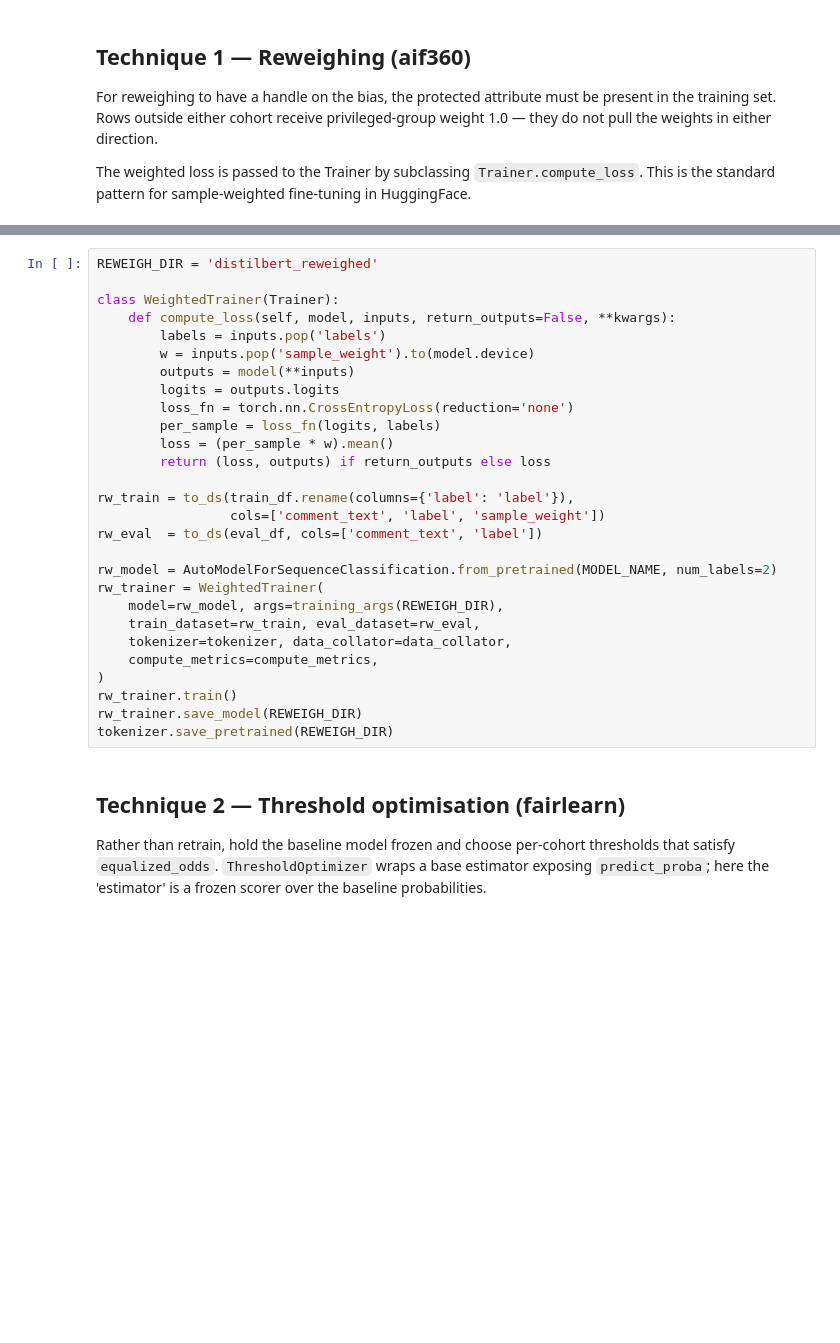
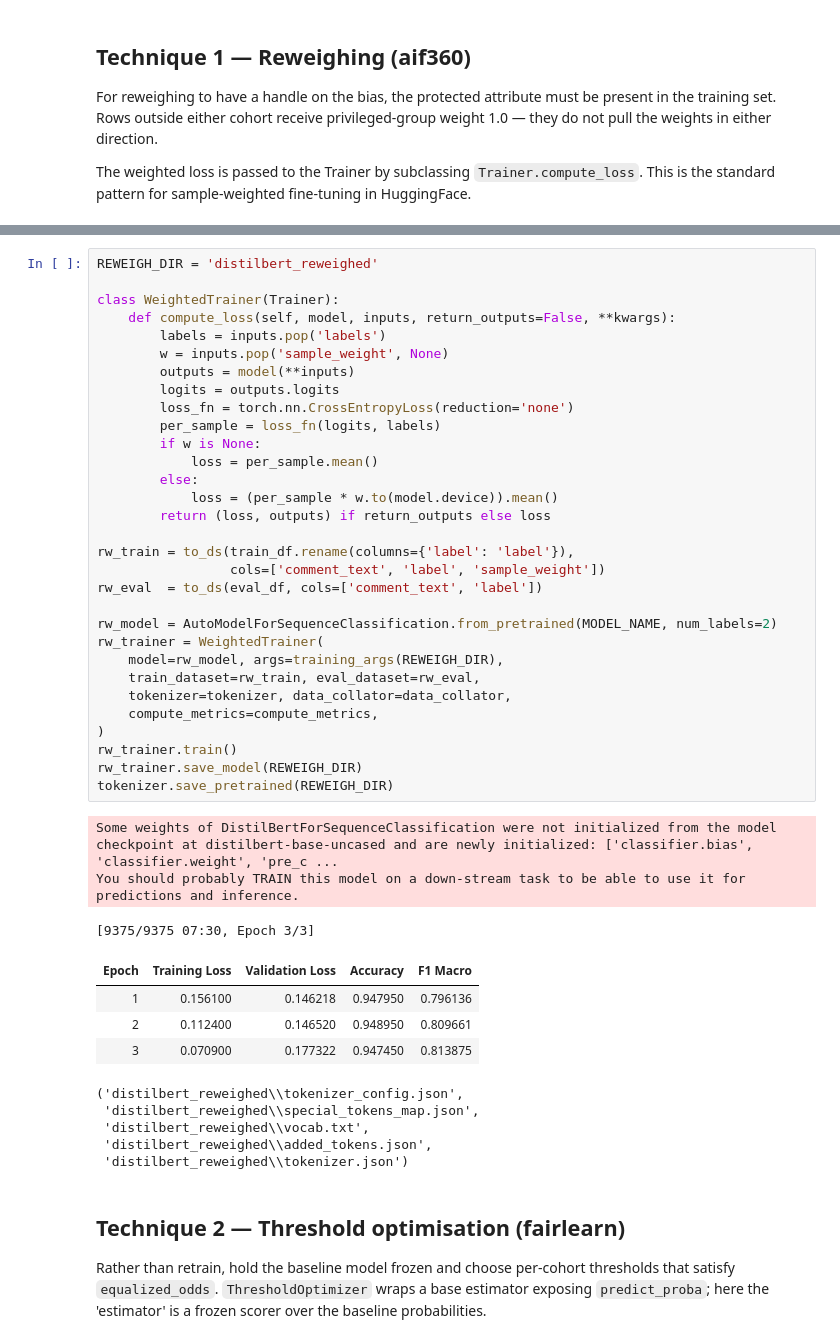
Before and after one commit to abdullahmaz/responsible-ai-assignment-2, a Jupyter notebook: part4.ipynb, the cells around one changed output, grey strips where cells are left out. Cells and saved outputs as stored; diff of their text form; blank space fills up the shorter version.

```diff
--- a/part4.ipynb
+++ b/part4.ipynb
@@ -130,31 +151,47 @@ pd.Series(weights).describe().round(3)
 # %%
 REWEIGH_DIR = 'distilbert_reweighed'
 
 class WeightedTrainer(Trainer):
     def compute_loss(self, model, inputs, return_outputs=False, **kwargs):
         labels = inputs.pop('labels')
-        w = inputs.pop('sample_weight').to(model.device)
+        w = inputs.pop('sample_weight', None)
         outputs = model(**inputs)
         logits = outputs.logits
         loss_fn = torch.nn.CrossEntropyLoss(reduction='none')
         per_sample = loss_fn(logits, labels)
-        loss = (per_sample * w).mean()
+        if w is None:
+            loss = per_sample.mean()
+        else:
+            loss = (per_sample * w.to(model.device)).mean()
         return (loss, outputs) if return_outputs else loss
 
 rw_train = to_ds(train_df.rename(columns={'label': 'label'}),
                  cols=['comment_text', 'label', 'sample_weight'])
 rw_eval  = to_ds(eval_df, cols=['comment_text', 'label'])
 
 rw_model = AutoModelForSequenceClassification.from_pretrained(MODEL_NAME, num_labels=2)
 rw_trainer = WeightedTrainer(
     model=rw_model, args=training_args(REWEIGH_DIR),
     train_dataset=rw_train, eval_dataset=rw_eval,
     tokenizer=tokenizer, data_collator=data_collator,
     compute_metrics=compute_metrics,
 )
 rw_trainer.train()
 rw_trainer.save_model(REWEIGH_DIR)
 tokenizer.save_pretrained(REWEIGH_DIR)
+# %% [output]
+Some weights of DistilBertForSequenceClassification were not initialized from the model checkpoint at distilbert-base-uncased and are newly initialized: ['classifier.bias', 'classifier.weight', 'pre_c ...
+You should probably TRAIN this model on a down-stream task to be able to use it for predictions and inference.
+[9375/9375 07:30, Epoch 3/3]
+| Epoch | Training Loss | Validation Loss | Accuracy | F1 Macro |
+| 1 | 0.156100 | 0.146218 | 0.947950 | 0.796136 |
+| 2 | 0.112400 | 0.146520 | 0.948950 | 0.809661 |
+| 3 | 0.070900 | 0.177322 | 0.947450 | 0.813875 |
+('distilbert_reweighed\\tokenizer_config.json',
+ 'distilbert_reweighed\\special_tokens_map.json',
+ 'distilbert_reweighed\\vocab.txt',
+ 'distilbert_reweighed\\added_tokens.json',
+ 'distilbert_reweighed\\tokenizer.json')
 # %% [markdown]
 ## Technique 2 — Threshold optimisation (fairlearn)
 
```
Also changed, not shown: parts of 11 cells of this notebook, 23 other files.
